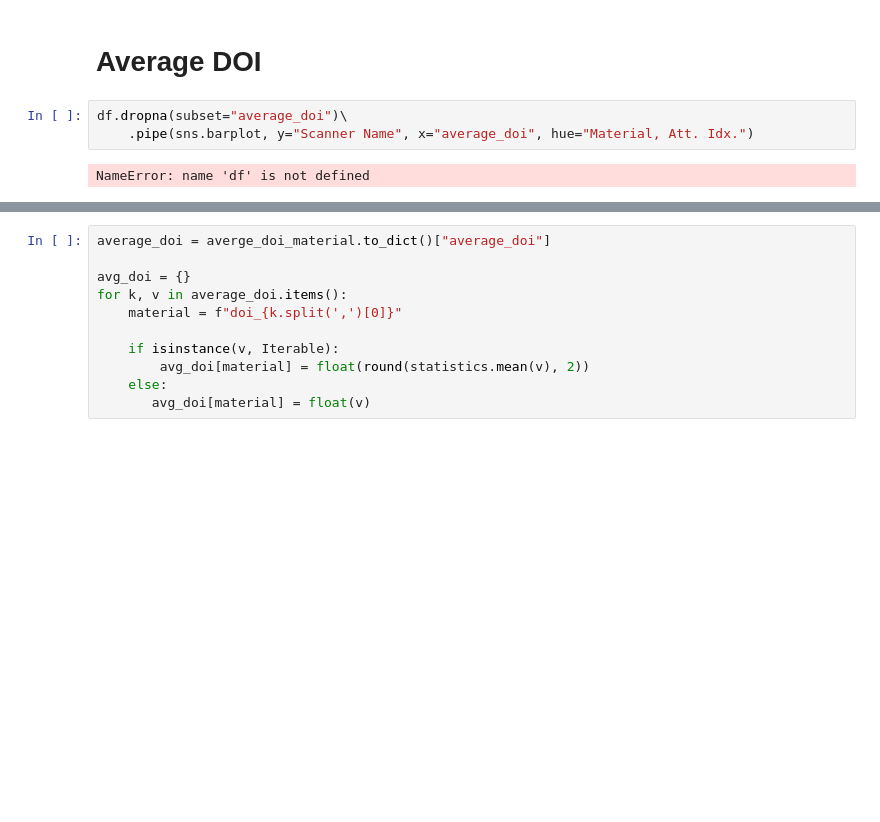
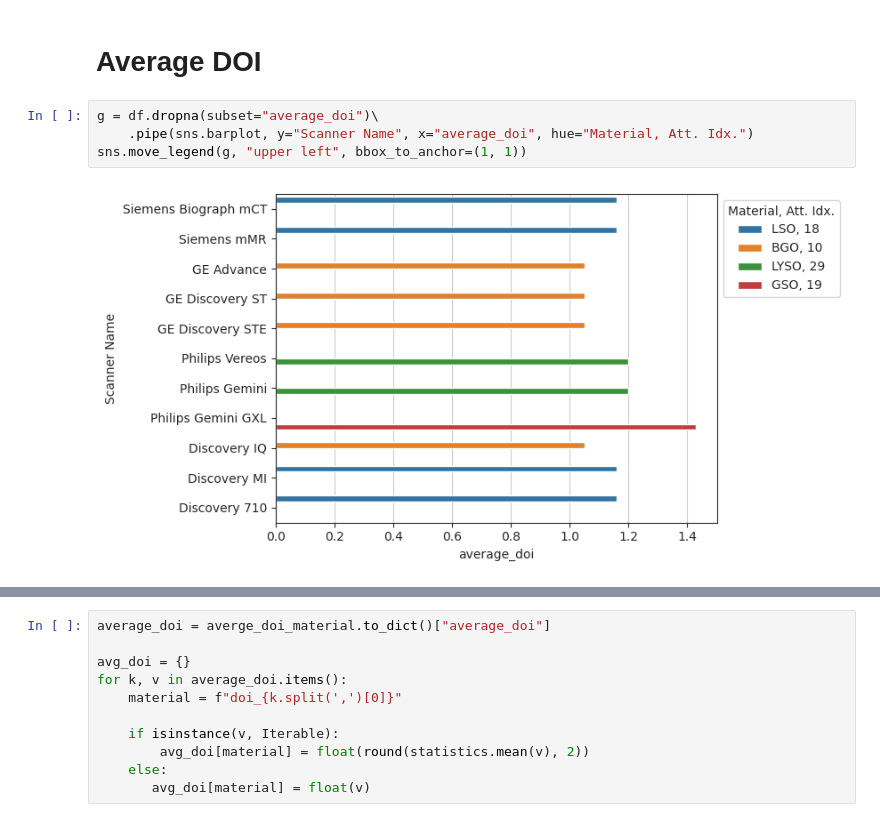
Before and after one commit to YerePhy/randfig, a Jupyter notebook: notebooks/1.0-jpm-params-eda.ipynb, the cells around one changed output, grey strips where cells are left out. Cells and saved outputs as stored; diff of their text form; blank space fills up the shorter version.

Commit message:
Updating plots and adding bin plots.

```diff
--- a/notebooks/1.0-jpm-params-eda.ipynb
+++ b/notebooks/1.0-jpm-params-eda.ipynb
@@ -55,10 +53,11 @@ FileNotFoundError: [Errno 2] No such file or directory: '/home/yere/Repositories
 # %% [markdown]
 # Average DOI
 # %%
-df.dropna(subset="average_doi")\
+g = df.dropna(subset="average_doi")\
     .pipe(sns.barplot, y="Scanner Name", x="average_doi", hue="Material, Att. Idx.")
+sns.move_legend(g, "upper left", bbox_to_anchor=(1, 1))
 # %% [output]
-NameError: name 'df' is not defined
+[figure, added]
 # %%
 averge_doi_material = df\
     .dropna(subset="average_doi")\
```
Also changed, not shown: parts of 7 cells of this notebook, 1 other file.
